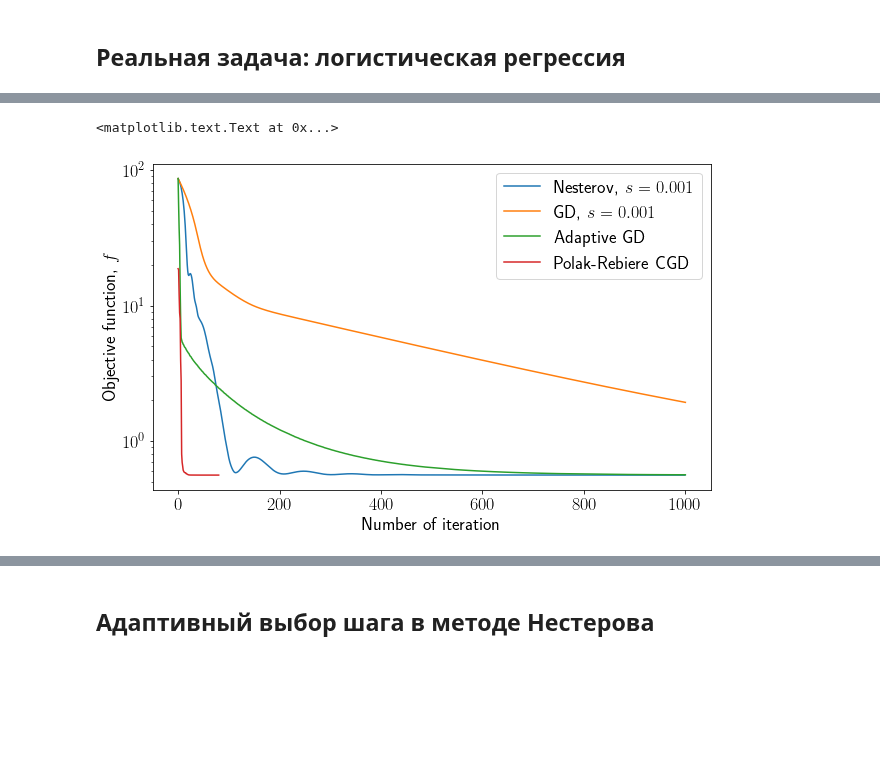
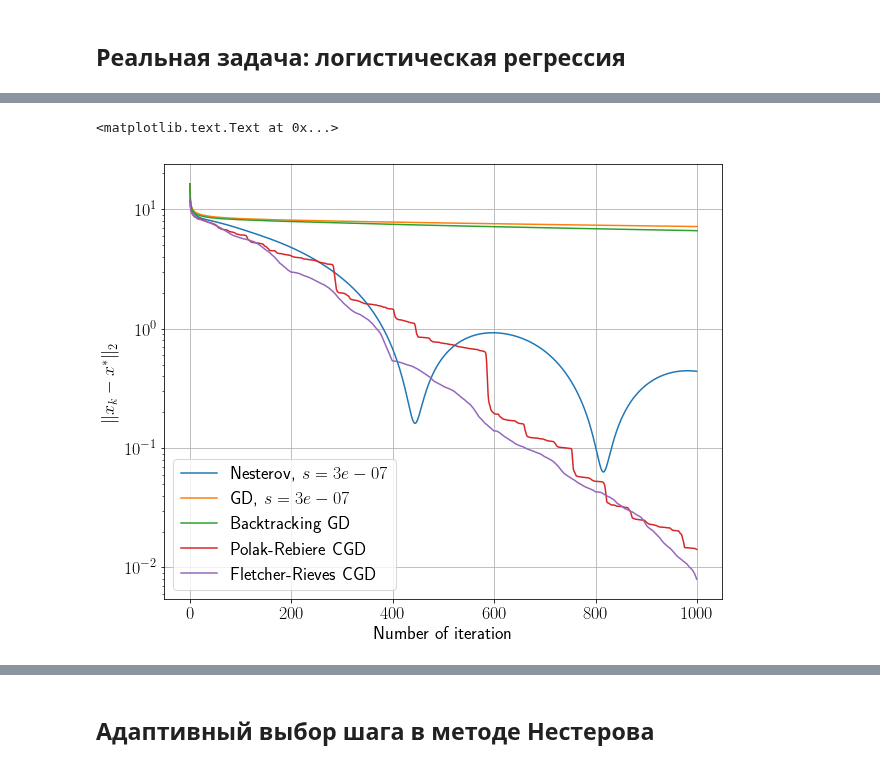
Before and after one commit to amkatrutsa/optimization_course, a Jupyter notebook: ODE4NesterovAcc/ODE4NesterovAcc.ipynb, the cells around one changed output, grey strips where cells are left out. Saved outputs shown, nothing was run; the diff lists cells and outputs as text; code cells hidden in the pictures; blank space fills up the shorter version.

Commit message:
Ad worst-case function comparisons

```diff
--- a/ODE4NesterovAcc/ODE4NesterovAcc.ipynb
+++ b/ODE4NesterovAcc/ODE4NesterovAcc.ipynb
@@ -438,0 +526,25 @@ Polak-Rebiere CGD: f* = 0.559888997883, accuracy = 0.725
+# %%
+n = 200
+s = 3e-7
+x0 = np.random.randn(n)
+# x0 = np.zeros(n)
+methods = []
+x_acc, hist_acc = acc_gd(hard_f_grad, x0.copy(), s)
+methods.append({"label": "Nesterov, $s = {}$".format(s), "hist": hist_acc})
+x_gd, hist_gd = gd(hard_f, hard_f_grad, x0.copy(), constant_step)
+methods.append({"label": "GD, $s = {}$".format(s), "hist": hist_gd})
+x_adapt_gd, hist_adapt_gd = gd(hard_f, hard_f_grad, x0.copy(), backtracking)
+methods.append({"label": "Backtracking GD", "hist": hist_adapt_gd})
+hist_cg_pl = []
+res_cg_pl = scopt.minimize(hard_f, x0.copy(), method="CG", jac=hard_f_grad,
+                           tol=1e-6, options={"maxiter": 1000}, callback=lambda x: hist_cg_pl.append(x))
+print(res_cg_pl.message)
+methods.append({"label": "Polak-Rebiere CGD", "hist": hist_cg_pl})
+hist_cg_fr = []
+x_cg_fr = ConjugateGradientFR(hard_f, hard_f_grad, x0.copy(), callback=lambda x: hist_cg_fr.append(x))
+methods.append({"label": "Fletcher-Rieves CGD", "hist": hist_cg_fr})
+print("Nesterov (s = {}): f* = {}".format(s, hard_f(x_acc)))
+print("GD (s = {}): f* = {}".format(s, hard_f(x_gd)))
+print("Adaptive GD: f* = {}".format(hard_f(x_adapt_gd)))
+print("Polak-Rebiere CGD: f* = {}".format(hard_f(res_cg_pl.x)))
+print("Fletcher-Rieves CGD: f* = {}".format(hard_f(x_cg_fr)))
@@ -439,14 +569,20 @@ Polak-Rebiere CGD: f* = 0.559888997883, accuracy = 0.725
+# %%
+b = np.zeros(n)
+b[0] = 2
+maindiag =2 * np.ones(n)
+subdiag = -1 * np.ones(n)
+A = scsp.spdiags([subdiag, maindiag, subdiag], [-1, 0, 1], n, n)
+x_true = scsplin.spsolve(scsp.eye(n) + beta * A, 0.5 * beta * b)
 # %%
-plt.figure(figsize=(10, 6))
-plt.semilogy([logloss(x) for x in hist_acc], label="Nesterov, $s = {}$".format(s))
-plt.semilogy([logloss(x) for x in hist_gd], label="GD, $s = {}$".format(s))
-plt.semilogy([logloss(x) for x in hist_adapt_gd], label="Adaptive GD")
-plt.semilogy([logloss(x) for x in hist_cg], label="Polak-Rebiere CGD")
+plt.figure(figsize=(10, 8))
+for m in methods:
+    plt.semilogy([np.linalg.norm(x - x_true) for x in m["hist"]], label=m["label"])
 plt.legend(fontsize=18)
 plt.xticks(fontsize=18)
 plt.yticks(fontsize=18)
+plt.grid("on")
 plt.xlabel("Number of iteration", fontsize=18)
-plt.ylabel("Objective function, $f$", fontsize=18)
+plt.ylabel("$\|x_k - x^*\|_2$", fontsize=18)
 # %% [output]
 <matplotlib.text.Text at 0x...>
-[figure, old version]
+[figure, new version]
```
Also changed, not shown: parts of 19 cells of this notebook, 1 other file.
